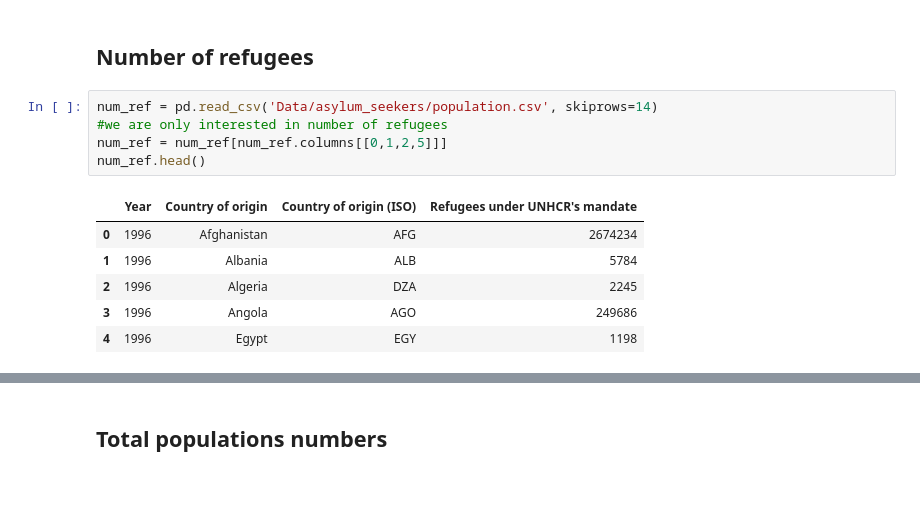
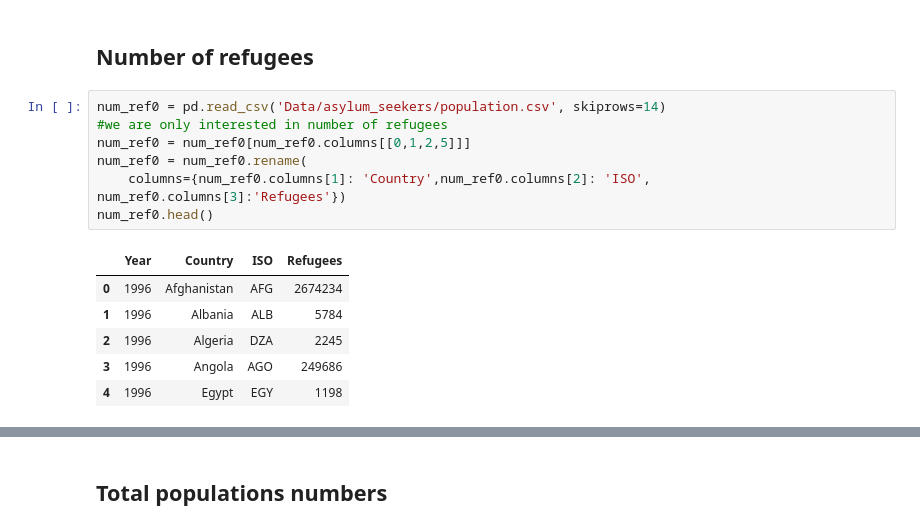
Before and after one commit to Kiril94/AMAS, a Jupyter notebook: Project/Data_analysis.ipynb, the cells around one changed output, grey strips where cells are left out. Saved outputs shown, nothing was run; the diff lists cells and outputs as text; blank space fills up the shorter version.

```diff
--- a/Project/Data_analysis.ipynb
+++ b/Project/Data_analysis.ipynb
@@ -6,12 +21,14 @@ from functools import reduce
 # %% [markdown]
 ## Number of refugees
 # %%
-num_ref = pd.read_csv('Data/asylum_seekers/population.csv', skiprows=14)
+num_ref0 = pd.read_csv('Data/asylum_seekers/population.csv', skiprows=14)
 #we are only interested in number of refugees
-num_ref = num_ref[num_ref.columns[[0,1,2,5]]]
-num_ref.head()
+num_ref0 = num_ref0[num_ref0.columns[[0,1,2,5]]]
+num_ref0 = num_ref0.rename(
+    columns={num_ref0.columns[1]: 'Country',num_ref0.columns[2]: 'ISO', num_ref0.columns[3]:'Refugees'})
+num_ref0.head()
 # %% [output]
-|  | Year | Country of origin | Country of origin (ISO) | Refugees under UNHCR's mandate |
+|  | Year | Country | ISO | Refugees |
 | 0 | 1996 | Afghanistan | AFG | 2674234 |
 | 1 | 1996 | Albania | ALB | 5784 |
 | 2 | 1996 | Algeria | DZA | 2245 |
```
Also changed, not shown: parts of 53 cells of this notebook.
